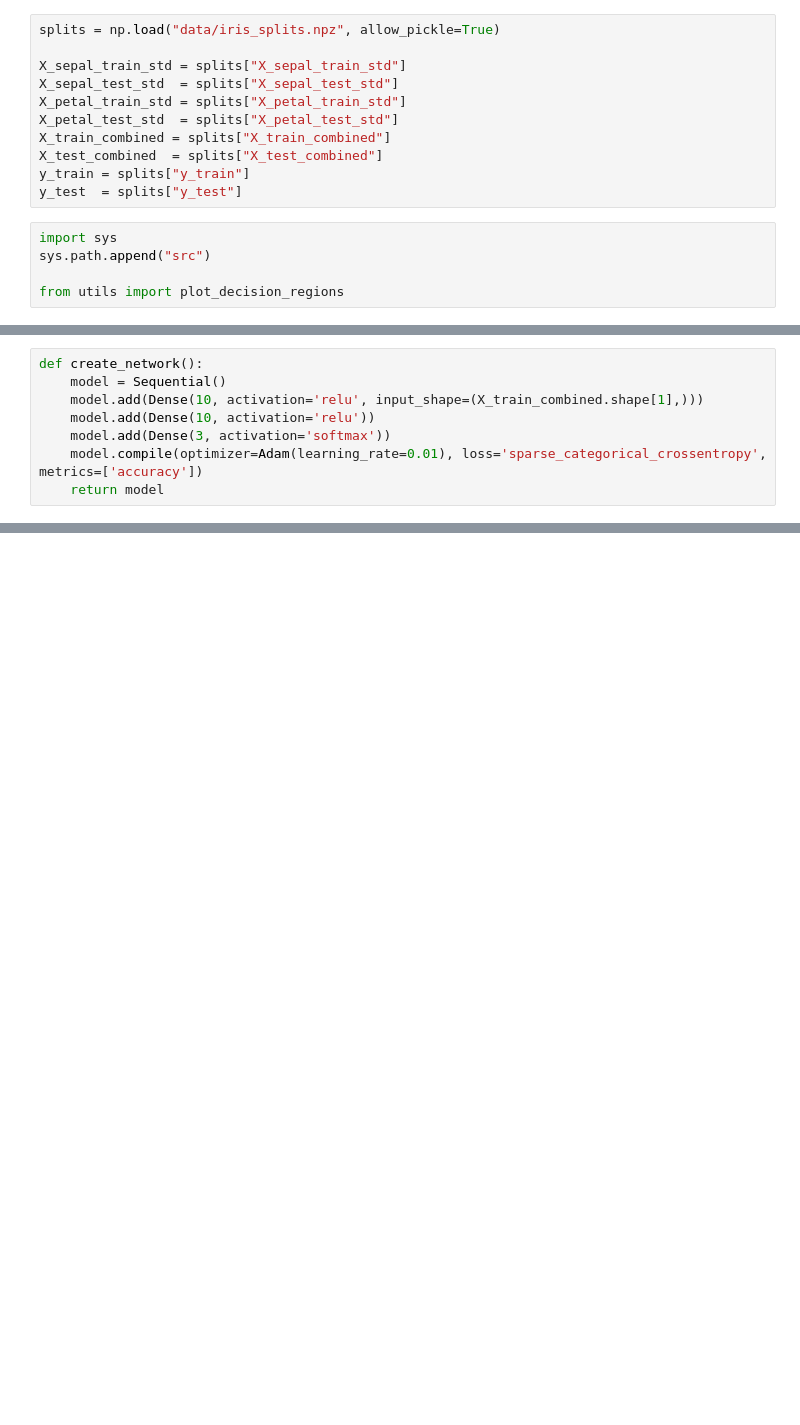
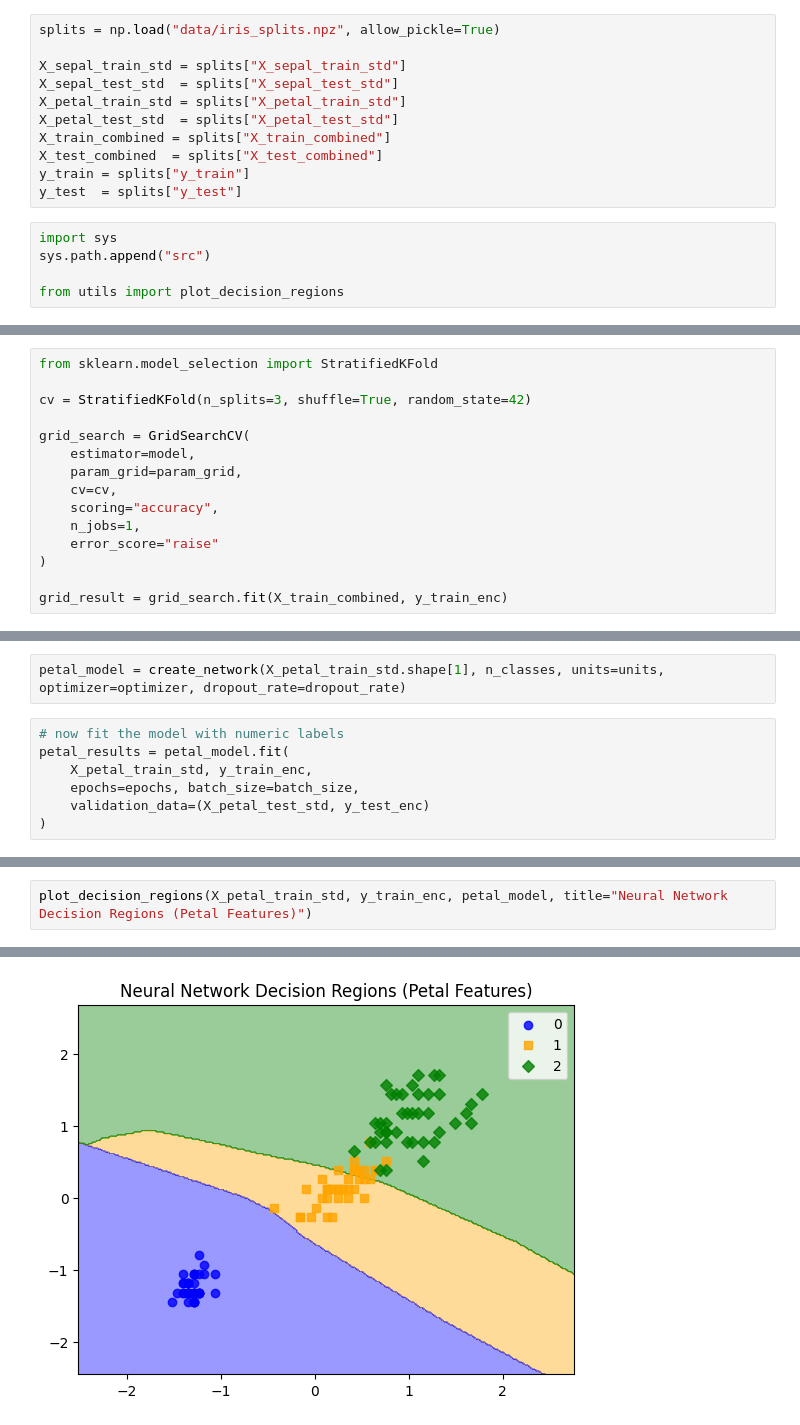
Before and after one commit to Lovjoy/Iris-EDA-and-Machine-Learning, a Jupyter notebook: 06_neural_network.ipynb, the cells around one changed output, grey strips where cells are left out. Drawn from its saved outputs; the diff is of its cells as text; blank space fills up the shorter version.

```diff
--- a/06_neural_network.ipynb
+++ b/06_neural_network.ipynb
@@ -27,8 +75,15 @@ from utils import plot_decision_regions
 # %%
-def create_network():
-    model = Sequential()
-    model.add(Dense(10, activation='relu', input_shape=(X_train_combined.shape[1],)))
-    model.add(Dense(10, activation='relu'))
-    model.add(Dense(3, activation='softmax'))
-    model.compile(optimizer=Adam(learning_rate=0.01), loss='sparse_categorical_crossentropy', metrics=['accuracy'])
-    return model
+from sklearn.model_selection import StratifiedKFold
+
+cv = StratifiedKFold(n_splits=3, shuffle=True, random_state=42)
+
+grid_search = GridSearchCV(
+    estimator=model,
+    param_grid=param_grid,
+    cv=cv,
+    scoring="accuracy",
+    n_jobs=1,
+    error_score="raise"
+)
+
+grid_result = grid_search.fit(X_train_combined, y_train_enc)
@@ -105,0 +225,9 @@ plt.show()
+# %%
+petal_model = create_network(X_petal_train_std.shape[1], n_classes, units=units, optimizer=optimizer, dropout_rate=dropout_rate)
+# %%
+# now fit the model with numeric labels
+petal_results = petal_model.fit(
+    X_petal_train_std, y_train_enc,
+    epochs=epochs, batch_size=batch_size,
+    validation_data=(X_petal_test_std, y_test_enc)
+)
@@ -105,0 +252,3 @@ plt.show()
+# %%
+plot_decision_regions(X_petal_train_std, y_train_enc, petal_model, title="Neural Network Decision Regions (Petal Features)")
+# %% [output]
@@ -105,0 +256 @@ plt.show()
+[figure, added]
```
Also changed, not shown: parts of 22 cells of this notebook.
